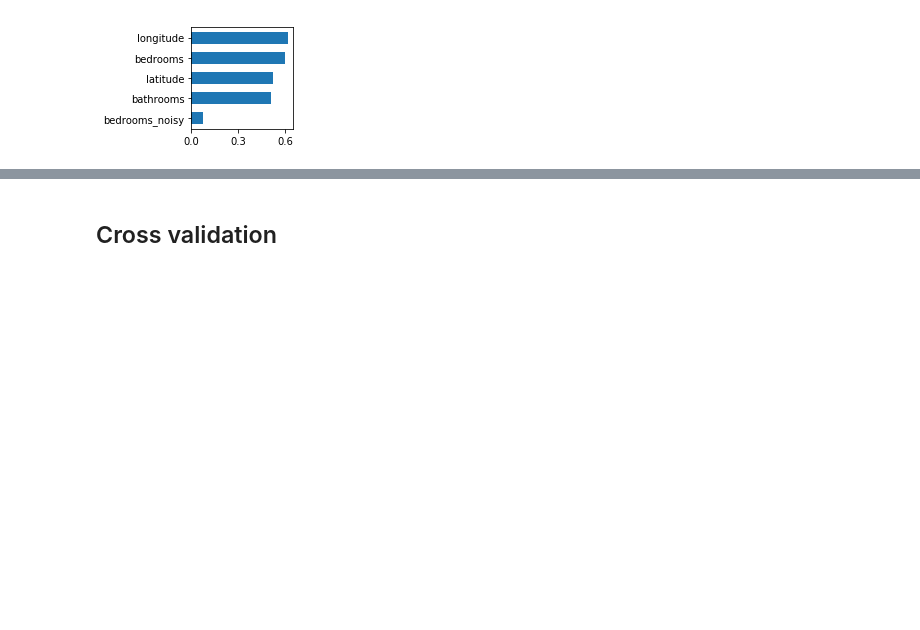
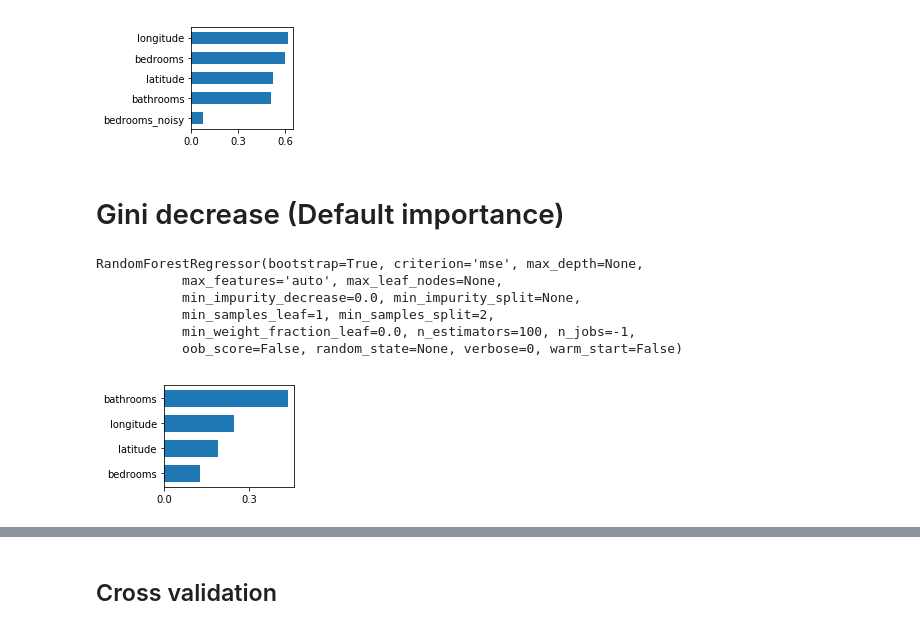
Before and after one commit to parrt/random-forest-importances, a Jupyter notebook: notebooks/collinear.ipynb, the cells around one changed output, grey strips where cells are left out. Drawn from its saved outputs; the diff is of its cells as text; code cells hidden in the pictures; blank space fills up the shorter version.

Commit message:
compare gini withPermutation importance and duplicated columns

```diff
--- a/notebooks/collinear.ipynb
+++ b/notebooks/collinear.ipynb
@@ -116,3 +116,35 @@ plot_importances(I, scalefig=(1,.5), save=f'../article/images/collinear_permute_
 CPU times: user 6.94 s, sys: 69.3 ms, total: 7.01 s
 Wall time: 1.26 s
 [figure]
+# %% [markdown]
+# Gini decrease (Default importance)
+# %%
+rf = RandomForestRegressor(n_estimators=100, n_jobs=-1)
+rf.fit(X_train, y_train)
+# %% [output]
+RandomForestRegressor(bootstrap=True, criterion='mse', max_depth=None,
+           max_features='auto', max_leaf_nodes=None,
+           min_impurity_decrease=0.0, min_impurity_split=None,
+           min_samples_leaf=1, min_samples_split=2,
+           min_weight_fraction_leaf=0.0, n_estimators=100, n_jobs=-1,
+           oob_score=False, random_state=None, verbose=0, warm_start=False)
+# %%
+I = pd.DataFrame(data={'column':X_train.columns, 'Importance':rf.feature_importances_})
+I = I.sort_values('Importance', ascending=False)
+I = I.set_index('column')
+I = I.sort_values('Importance', ascending=True)
+fig = plt.figure()
+w, h = fig.get_size_inches()
+fig.set_size_inches(w*0.5, h*0.5, forward=True)
+ax = plt.gca()
+ax.barh(np.arange(len(I.index)), I.Importance, height=.7, tick_label=I.index)
+xticks = ax.get_xticks()
+nticks = len(xticks)
+new_ticks = xticks[np.arange(0, nticks, step=3)]
+ax.set_xticks(new_ticks)
+plt.tight_layout()
+plt.savefig(f'../article/images/collinear_dflt.svg',
+            bbox_inches="tight", pad_inches=0.03)
+plt.show()
+# %% [output]
+[figure, added]
```
Also changed, not shown: parts of 4 cells of this notebook, 6 other files.
